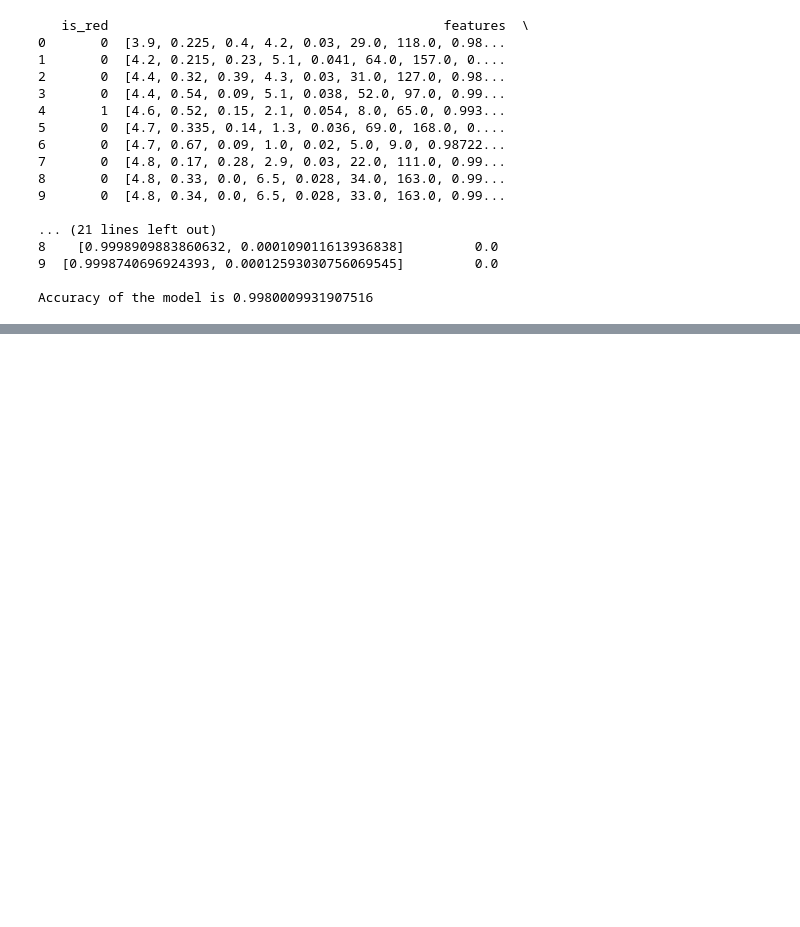
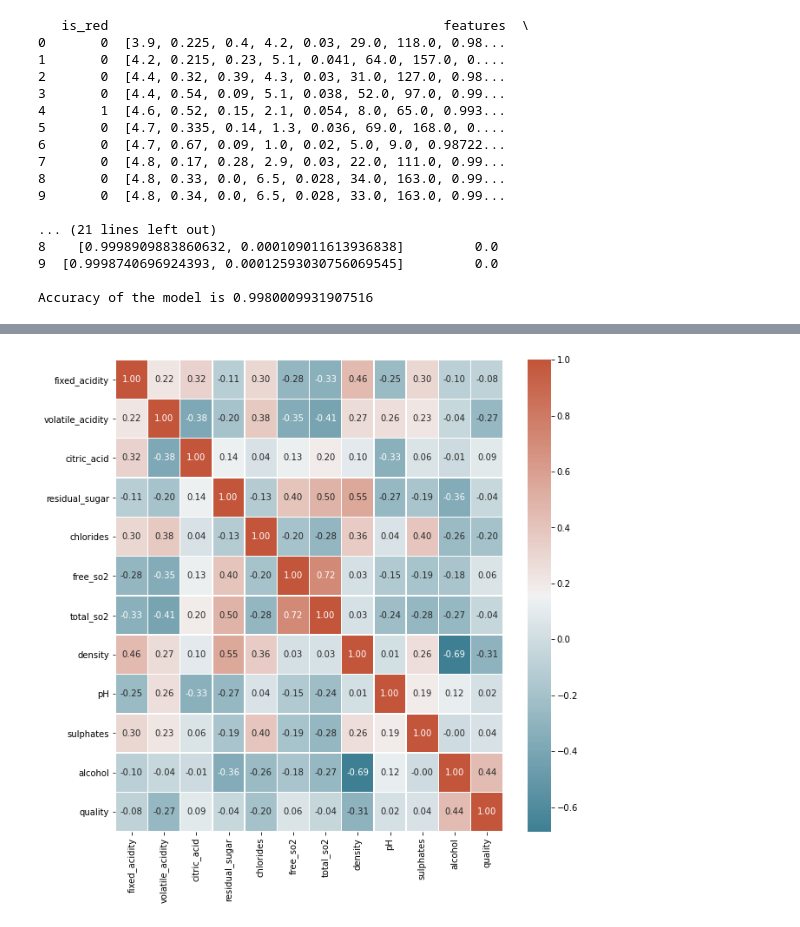
Before and after one commit to phat-pandah/Pyspark-ETL-Tutorial, a Jupyter notebook: ETL.ipynb, the cells around one changed output, grey strips where cells are left out. Saved outputs shown, nothing was run; the diff lists cells and outputs as text; code cells hidden in the pictures; blank space fills up the shorter version.

```diff
--- a/ETL.ipynb
+++ b/ETL.ipynb
@@ -364,0 +388,11 @@ Accuracy of the model is 0.9980009931907516
+# %%
+plt.close(fig1)
+# Find and plot correlation matrix
+
+corr_mat = wine_pd.corr()
+fig2, ax = plt.subplots(figsize=(10,10))
+sns.heatmap(corr_mat, annot=True, cmap=sns.diverging_palette(220, 20, as_cmap=True), linewidths=.5, fmt=".2f", ax=ax)
+plt.savefig('./Images/Corr_mat.png')
+plt.show()
+# %% [output]
+[figure, added]
```
Also changed, not shown: parts of 11 cells of this notebook, 4 other files.
